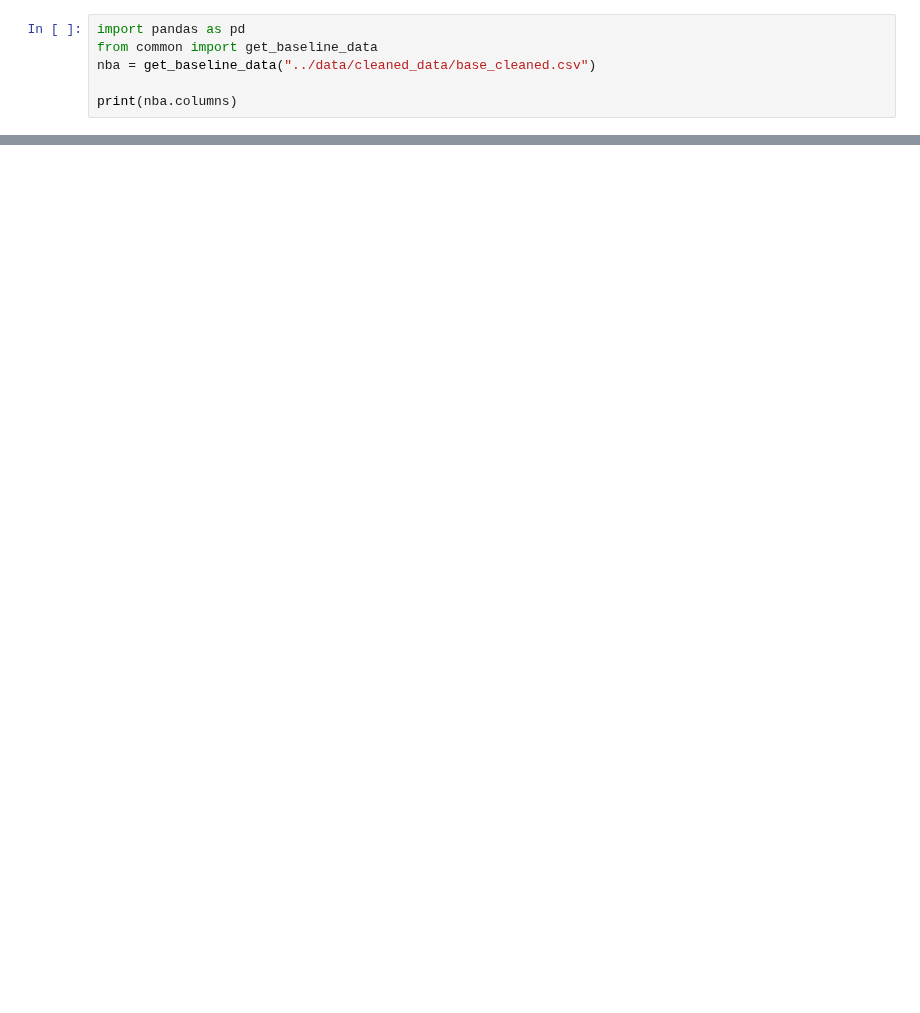
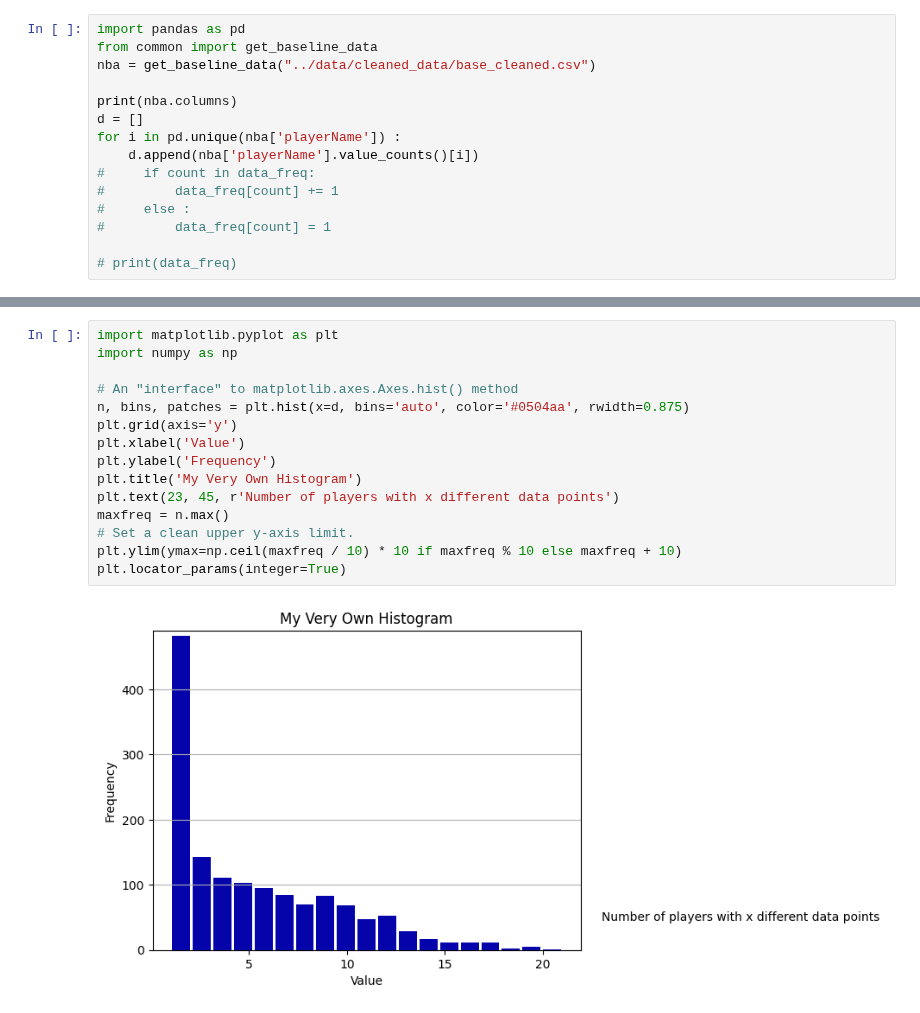
Before and after one commit to RiyaAg/EECS-545---Predicting-NBA-Player-s-Salary, a Jupyter notebook: analysis/time.ipynb, the cells around one changed output, grey strips where cells are left out. Saved outputs shown, nothing was run; the diff lists cells and outputs as text; blank space fills up the shorter version.

```diff
--- a/analysis/time.ipynb
+++ b/analysis/time.ipynb
@@ -44,3 +18,12 @@ from common import get_baseline_data
 nba = get_baseline_data("../data/cleaned_data/base_cleaned.csv")
 
 print(nba.columns)
+d = []
+for i in pd.unique(nba['playerName']) :
+    d.append(nba['playerName'].value_counts()[i])
+#     if count in data_freq:
+#         data_freq[count] += 1
+#     else :
+#         data_freq[count] = 1
+
+# print(data_freq)
@@ -46,0 +41,17 @@ print(nba.columns)
+# %%
+import matplotlib.pyplot as plt
+import numpy as np
+
+# An "interface" to matplotlib.axes.Axes.hist() method
+n, bins, patches = plt.hist(x=d, bins='auto', color='#0504aa', rwidth=0.875)
+plt.grid(axis='y')
+plt.xlabel('Value')
+plt.ylabel('Frequency')
+plt.title('My Very Own Histogram')
+plt.text(23, 45, r'Number of players with x different data points')
+maxfreq = n.max()
+# Set a clean upper y-axis limit.
+plt.ylim(ymax=np.ceil(maxfreq / 10) * 10 if maxfreq % 10 else maxfreq + 10)
+plt.locator_params(integer=True)
+# %% [output]
+[figure, added]
```
Also changed, not shown: parts of 2 cells of this notebook, 7 other files.
